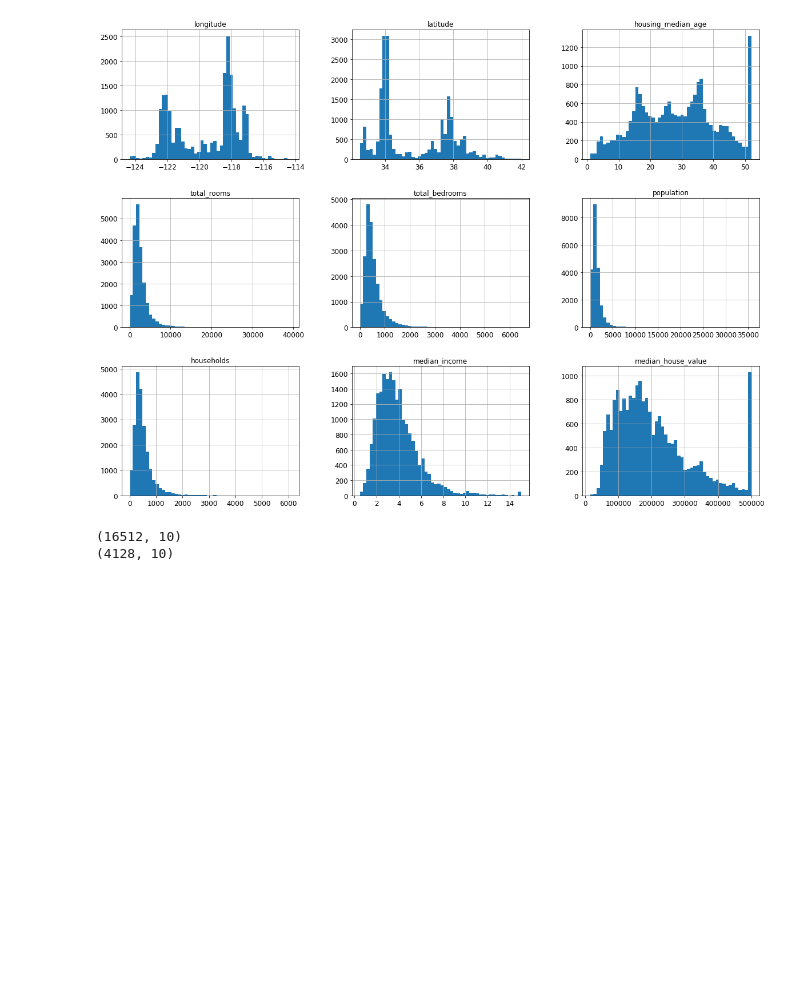
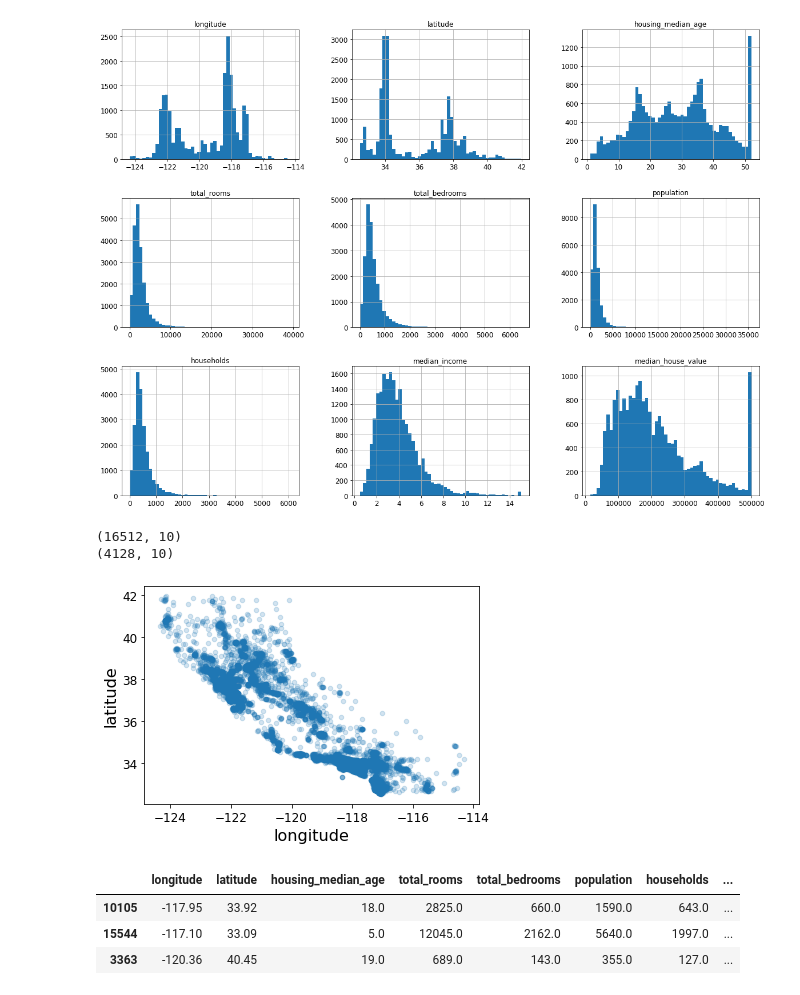
Before and after one commit to piyush13290/hands_on_ml2, a Jupyter notebook: 02_Linear_regression_housing_data.ipynb, the cells around one changed output. Drawn from its saved outputs; the diff is of its cells as text; code cells hidden in the pictures; blank space fills up the shorter version.

Commit message:
some data cleaning on and features generation

```diff
--- a/02_Linear_regression_housing_data.ipynb
+++ b/02_Linear_regression_housing_data.ipynb
@@ -113,3 +116,11 @@ print(test_df.shape)
 # %% [output]
 (16512, 10)
 (4128, 10)
+# %%
+# Exploring data a bit more
+# only work with training data now
+
+train_df.plot(kind='scatter', x="longitude", y= "latitude", alpha=0.2)
+plt.show()
+# %% [output]
+[figure, added]
@@ -115,0 +131,7 @@ print(test_df.shape)
+# %%
+train_df.head(3)
+# %% [output]
+|  | longitude | latitude | housing_median_age | total_rooms | total_bedrooms | population | households | ... |
+| 10105 | -117.95 | 33.92 | 18.0 | 2825.0 | 660.0 | 1590.0 | 643.0 | ... |
+| 15544 | -117.10 | 33.09 | 5.0 | 12045.0 | 2162.0 | 5640.0 | 1997.0 | ... |
+| 3363 | -120.36 | 40.45 | 19.0 | 689.0 | 143.0 | 355.0 | 127.0 | ... |
```
Also changed, not shown: parts of 11 cells of this notebook.
